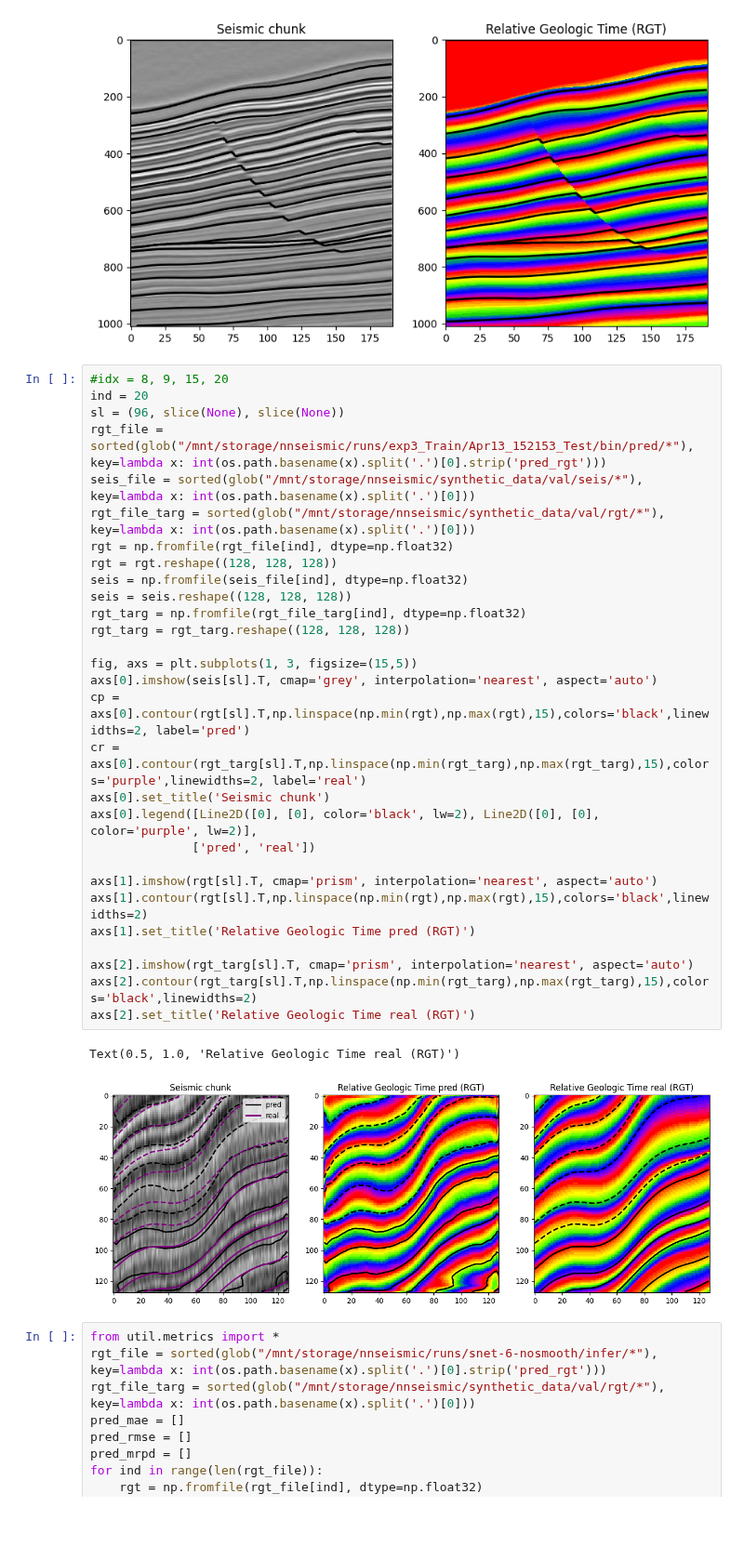
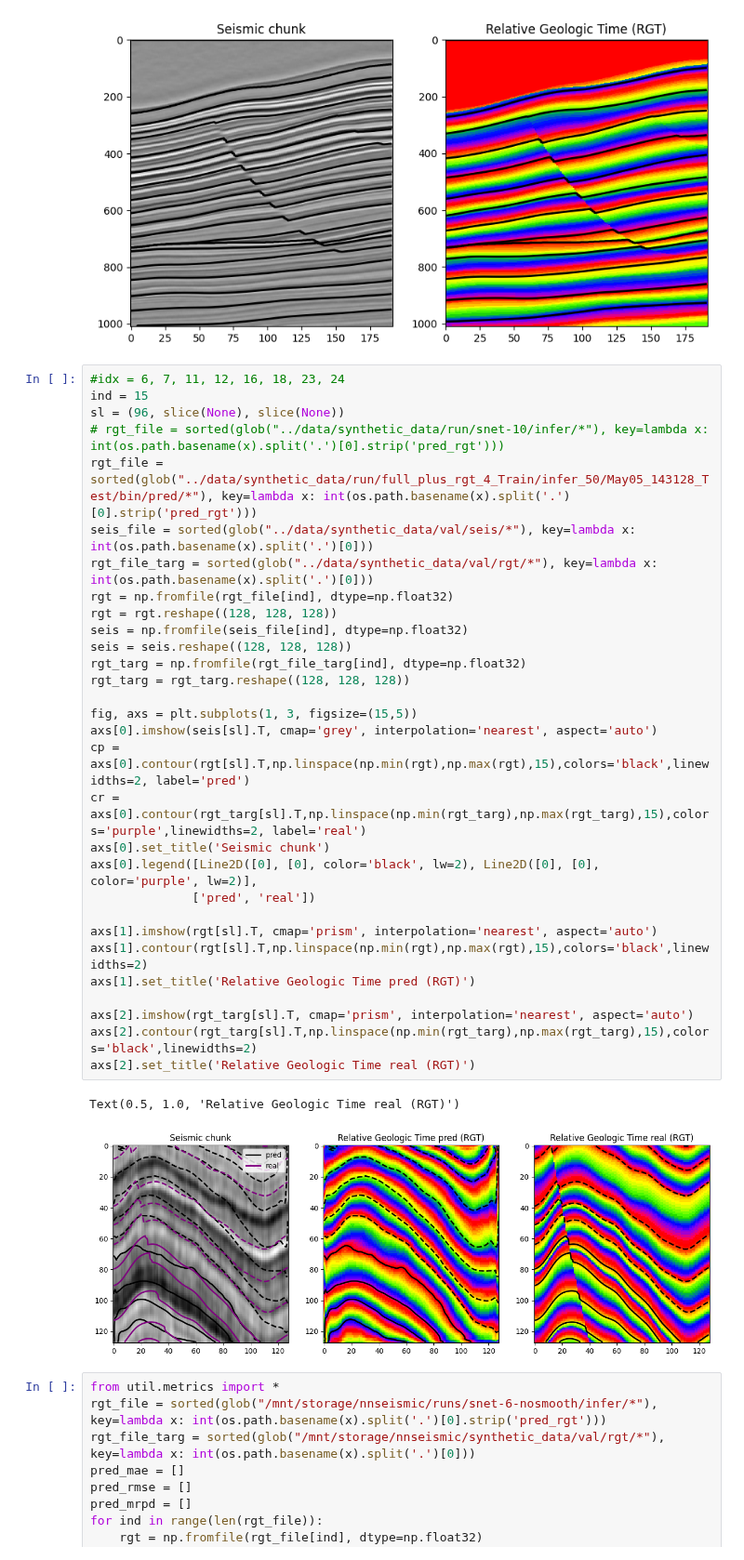
Before and after one commit to spaceswimmer/nnseismic, a Jupyter notebook: src/view_results.ipynb, the cells around one changed output. Shown at 93% size. Cells and saved outputs as stored; diff of their text form; blank space fills up the shorter version.

```diff
--- a/src/view_results.ipynb
+++ b/src/view_results.ipynb
@@ -59,37 +129,38 @@ axs[1].set_title('Relative Geologic Time (RGT)')
 Text(0.5, 1.0, 'Relative Geologic Time (RGT)')
 [figure]
 # %%
-#idx = 8, 9, 15, 20
-ind = 20
+#idx = 6, 7, 11, 12, 16, 18, 23, 24
+ind = 15
 sl = (96, slice(None), slice(None))
-rgt_file = sorted(glob("/mnt/storage/nnseismic/runs/exp3_Train/Apr13_152153_Test/bin/pred/*"), key=lambda x: int(os.path.basename(x).split('.')[0].strip('pred_rgt')))
-seis_file = sorted(glob("/mnt/storage/nnseismic/synthetic_data/val/seis/*"), key=lambda x: int(os.path.basename(x).split('.')[0]))
-rgt_file_targ = sorted(glob("/mnt/storage/nnseismic/synthetic_data/val/rgt/*"), key=lambda x: int(os.path.basename(x).split('.')[0]))
+# rgt_file = sorted(glob("../data/synthetic_data/run/snet-10/infer/*"), key=lambda x: int(os.path.basename(x).split('.')[0].strip('pred_rgt')))
+rgt_file = sorted(glob("../data/synthetic_data/run/full_plus_rgt_4_Train/infer_50/May05_143128_Test/bin/pred/*"), key=lambda x: int(os.path.basename(x).split('.')[0].strip('pred_rgt')))
+seis_file = sorted(glob("../data/synthetic_data/val/seis/*"), key=lambda x: int(os.path.basename(x).split('.')[0]))
+rgt_file_targ = sorted(glob("../data/synthetic_data/val/rgt/*"), key=lambda x: int(os.path.basename(x).split('.')[0]))
 rgt = np.fromfile(rgt_file[ind], dtype=np.float32)
 rgt = rgt.reshape((128, 128, 128))
 seis = np.fromfile(seis_file[ind], dtype=np.float32)
 seis = seis.reshape((128, 128, 128))
 rgt_targ = np.fromfile(rgt_file_targ[ind], dtype=np.float32)
 rgt_targ = rgt_targ.reshape((128, 128, 128))
 
 fig, axs = plt.subplots(1, 3, figsize=(15,5))
 axs[0].imshow(seis[sl].T, cmap='grey', interpolation='nearest', aspect='auto')
 cp = axs[0].contour(rgt[sl].T,np.linspace(np.min(rgt),np.max(rgt),15),colors='black',linewidths=2, label='pred')
 cr = axs[0].contour(rgt_targ[sl].T,np.linspace(np.min(rgt_targ),np.max(rgt_targ),15),colors='purple',linewidths=2, label='real')
 axs[0].set_title('Seismic chunk')
 axs[0].legend([Line2D([0], [0], color='black', lw=2), Line2D([0], [0], color='purple', lw=2)],
               ['pred', 'real'])
 
 axs[1].imshow(rgt[sl].T, cmap='prism', interpolation='nearest', aspect='auto')
 axs[1].contour(rgt[sl].T,np.linspace(np.min(rgt),np.max(rgt),15),colors='black',linewidths=2)
 axs[1].set_title('Relative Geologic Time pred (RGT)')
 
 axs[2].imshow(rgt_targ[sl].T, cmap='prism', interpolation='nearest', aspect='auto')
 axs[2].contour(rgt_targ[sl].T,np.linspace(np.min(rgt_targ),np.max(rgt_targ),15),colors='black',linewidths=2)
 axs[2].set_title('Relative Geologic Time real (RGT)')
 # %% [output]
 Text(0.5, 1.0, 'Relative Geologic Time real (RGT)')
-[figure, old version]
+[figure, new version]
 # %%
 from util.metrics import *
 rgt_file = sorted(glob("/mnt/storage/nnseismic/runs/snet-6-nosmooth/infer/*"), key=lambda x: int(os.path.basename(x).split('.')[0].strip('pred_rgt')))
```
Also changed, not shown: parts of 6 cells of this notebook, 24 other files.
